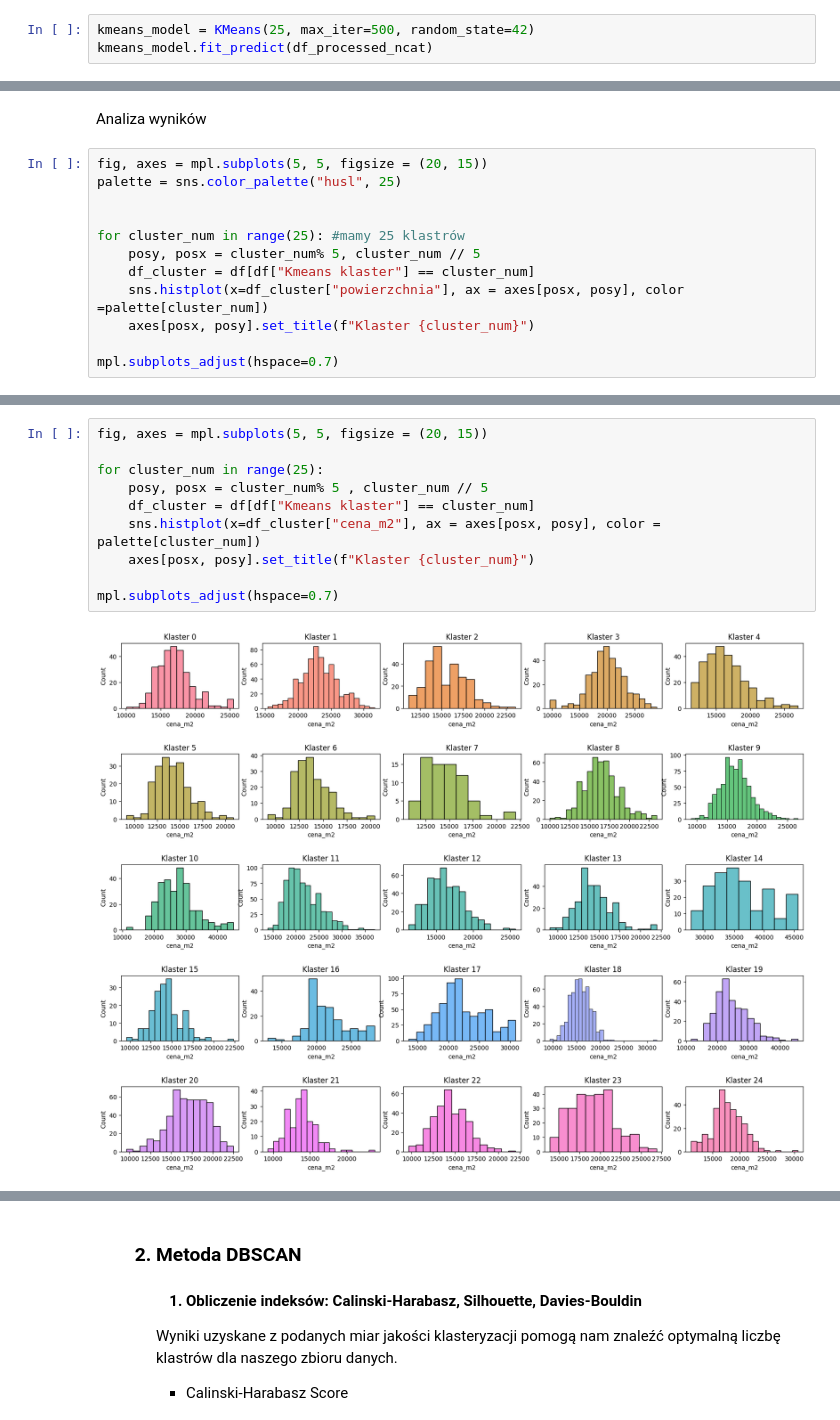
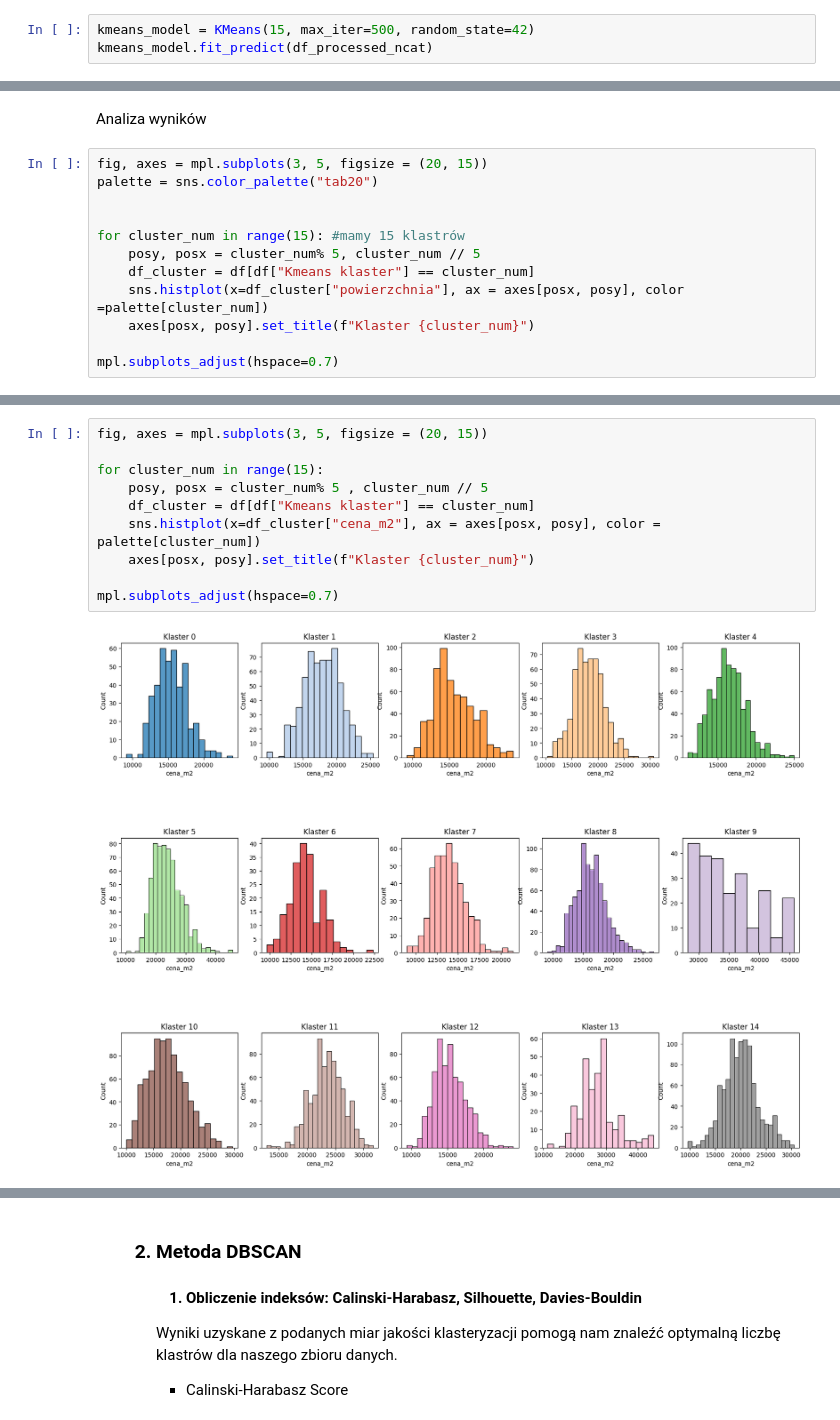
Before and after one commit to ThePhaseless/ProjectMAD, a Jupyter notebook: data_analysis.ipynb, the cells around one changed output, grey strips where cells are left out. Cells and saved outputs as stored; diff of their text form.

```diff
--- a/data_analysis.ipynb
+++ b/data_analysis.ipynb
@@ -622,4 +622,4 @@ Korzystając z metody łokcia, z wykresu "WCSS score" wynika, że optymalna licz
 # %%
-kmeans_model = KMeans(25, max_iter=500, random_state=42)
+kmeans_model = KMeans(15, max_iter=500, random_state=42)
 kmeans_model.fit_predict(df_processed_ncat)
 # %% [output]
@@ -711,11 +718,11 @@ mpl.show()
 # %% [markdown]
 Analiza wyników
 # %%
-fig, axes = mpl.subplots(5, 5, figsize = (20, 15))
-palette = sns.color_palette("husl", 25)
+fig, axes = mpl.subplots(3, 5, figsize = (20, 15))
+palette = sns.color_palette("tab20")
 
 
-for cluster_num in range(25): #mamy 25 klastrów
+for cluster_num in range(15): #mamy 15 klastrów
     posy, posx = cluster_num% 5, cluster_num // 5
     df_cluster = df[df["Kmeans klaster"] == cluster_num]
     sns.histplot(x=df_cluster["powierzchnia"], ax = axes[posx, posy], color =palette[cluster_num])
@@ -727,13 +734,13 @@ mpl.subplots_adjust(hspace=0.7)
 # %%
-fig, axes = mpl.subplots(5, 5, figsize = (20, 15))
+fig, axes = mpl.subplots(3, 5, figsize = (20, 15))
 
-for cluster_num in range(25):
+for cluster_num in range(15):
     posy, posx = cluster_num% 5 , cluster_num // 5
     df_cluster = df[df["Kmeans klaster"] == cluster_num]
     sns.histplot(x=df_cluster["cena_m2"], ax = axes[posx, posy], color = palette[cluster_num])
     axes[posx, posy].set_title(f"Klaster {cluster_num}")
 
 mpl.subplots_adjust(hspace=0.7)
 # %% [output]
-[figure, old version]
+[figure, new version]
 # %%
```
Also changed, not shown: parts of 22 cells of this notebook.
